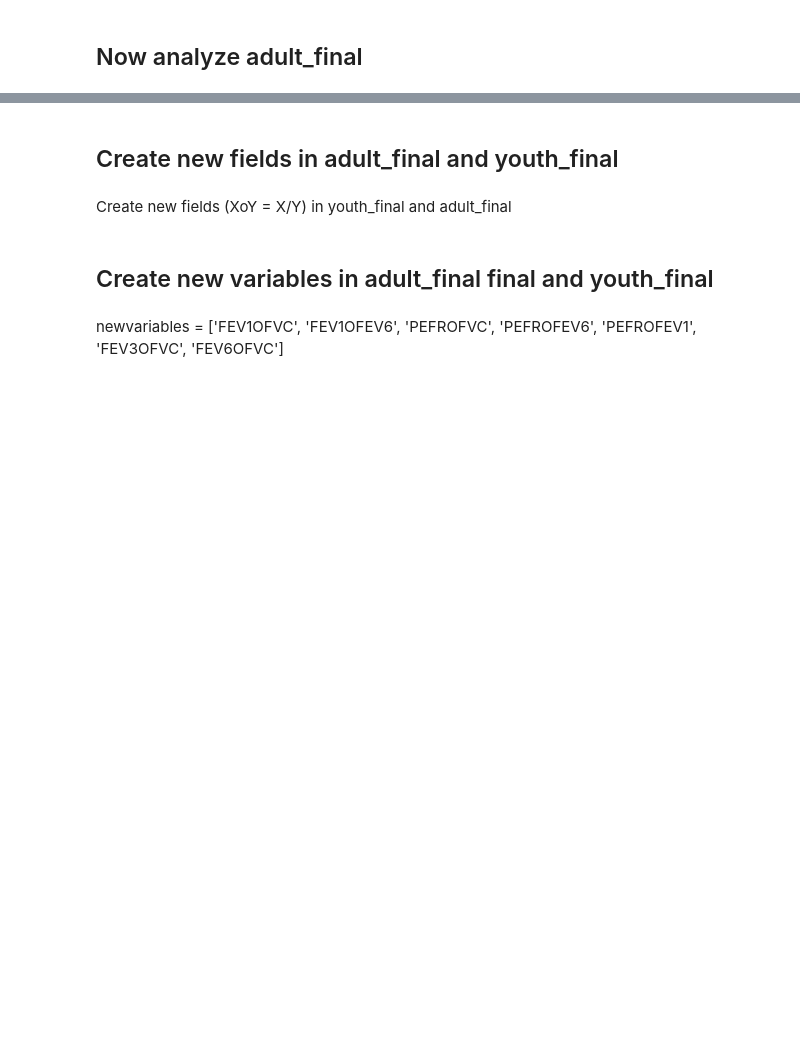
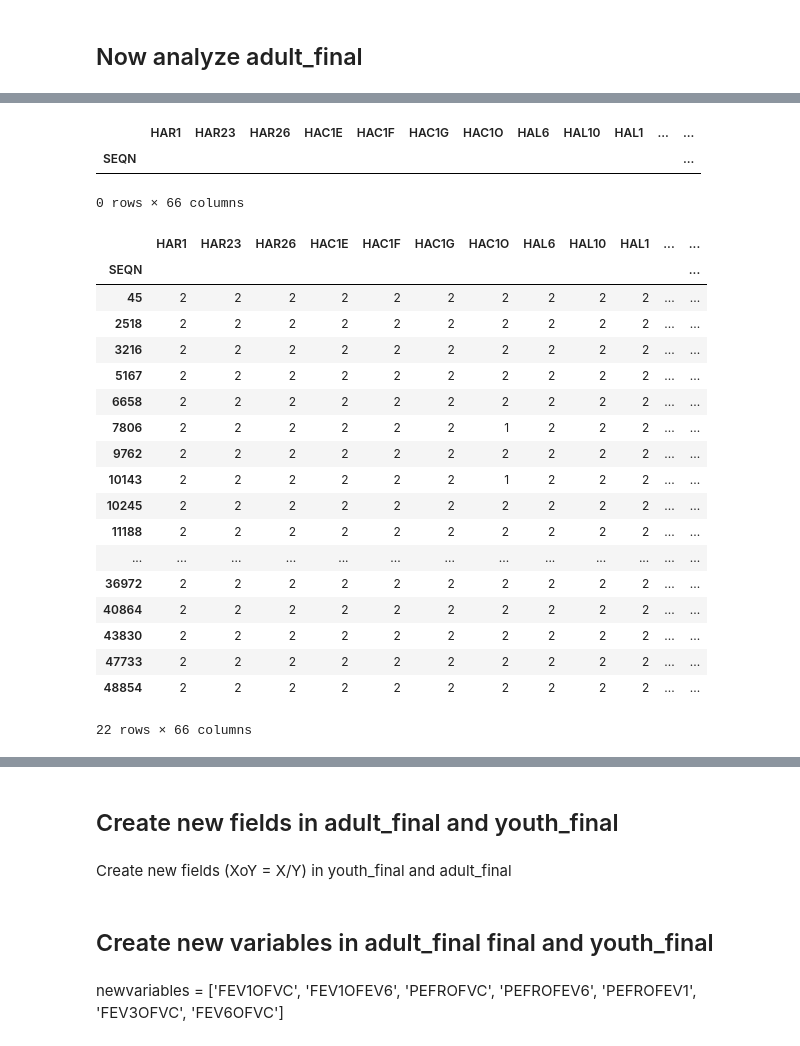
Before and after one commit to climatebrad/nhanes, a Jupyter notebook: nhanes.doug-Copy1.ipynb, the cells around one changed output, grey strips where cells are left out. Saved outputs shown, nothing was run; the diff lists cells and outputs as text; code cells hidden in the pictures; blank space fills up the shorter version.

```diff
--- a/nhanes.doug-Copy1.ipynb
+++ b/nhanes.doug-Copy1.ipynb
@@ -778,0 +1345,30 @@ nh.hist_amount('HSAITMOR',outliers=1200);
+# %%
+adult_final[adult_final.SPPFEV1==8888]
+# %% [output]
+|  | HAR1 | HAR23 | HAR26 | HAC1E | HAC1F | HAC1G | HAC1O | HAL6 | HAL10 | HAL1 | ... | ... |
+| SEQN |  |  |  |  |  |  |  |  |  |  |  | ... |
+0 rows × 66 columns
+# %%
+adult_final[adult_final.SPPFEV3==88888]
+# this shows rows with 88888 in SPPFEV3 - 45, 2518, 3216, 5167 etc
+# Then want replace with NaN
+# %% [output]
+|  | HAR1 | HAR23 | HAR26 | HAC1E | HAC1F | HAC1G | HAC1O | HAL6 | HAL10 | HAL1 | ... | ... |
+| SEQN |  |  |  |  |  |  |  |  |  |  |  | ... |
+| 45 | 2 | 2 | 2 | 2 | 2 | 2 | 2 | 2 | 2 | 2 | ... | ... |
+| 2518 | 2 | 2 | 2 | 2 | 2 | 2 | 2 | 2 | 2 | 2 | ... | ... |
+| 3216 | 2 | 2 | 2 | 2 | 2 | 2 | 2 | 2 | 2 | 2 | ... | ... |
+| 5167 | 2 | 2 | 2 | 2 | 2 | 2 | 2 | 2 | 2 | 2 | ... | ... |
+| 6658 | 2 | 2 | 2 | 2 | 2 | 2 | 2 | 2 | 2 | 2 | ... | ... |
+| 7806 | 2 | 2 | 2 | 2 | 2 | 2 | 1 | 2 | 2 | 2 | ... | ... |
+| 9762 | 2 | 2 | 2 | 2 | 2 | 2 | 2 | 2 | 2 | 2 | ... | ... |
+| 10143 | 2 | 2 | 2 | 2 | 2 | 2 | 1 | 2 | 2 | 2 | ... | ... |
+| 10245 | 2 | 2 | 2 | 2 | 2 | 2 | 2 | 2 | 2 | 2 | ... | ... |
+| 11188 | 2 | 2 | 2 | 2 | 2 | 2 | 2 | 2 | 2 | 2 | ... | ... |
+| ... | ... | ... | ... | ... | ... | ... | ... | ... | ... | ... | ... | ... |
+| 36972 | 2 | 2 | 2 | 2 | 2 | 2 | 2 | 2 | 2 | 2 | ... | ... |
+| 40864 | 2 | 2 | 2 | 2 | 2 | 2 | 2 | 2 | 2 | 2 | ... | ... |
+| 43830 | 2 | 2 | 2 | 2 | 2 | 2 | 2 | 2 | 2 | 2 | ... | ... |
+| 47733 | 2 | 2 | 2 | 2 | 2 | 2 | 2 | 2 | 2 | 2 | ... | ... |
+| 48854 | 2 | 2 | 2 | 2 | 2 | 2 | 2 | 2 | 2 | 2 | ... | ... |
+22 rows × 66 columns
```
Also changed, not shown: parts of 215 cells of this notebook.
